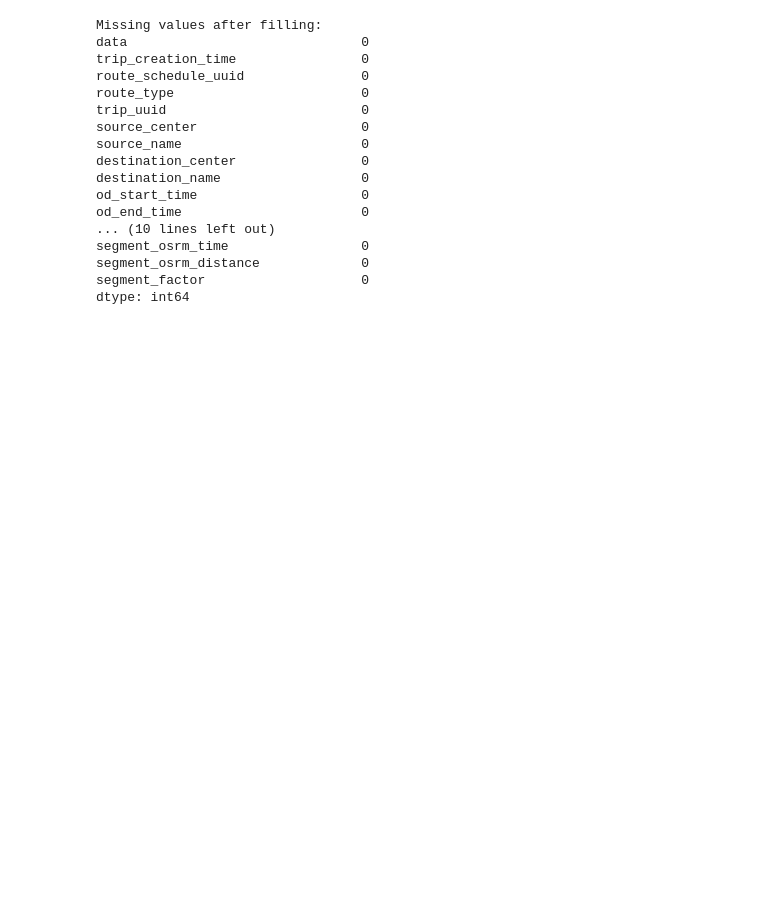
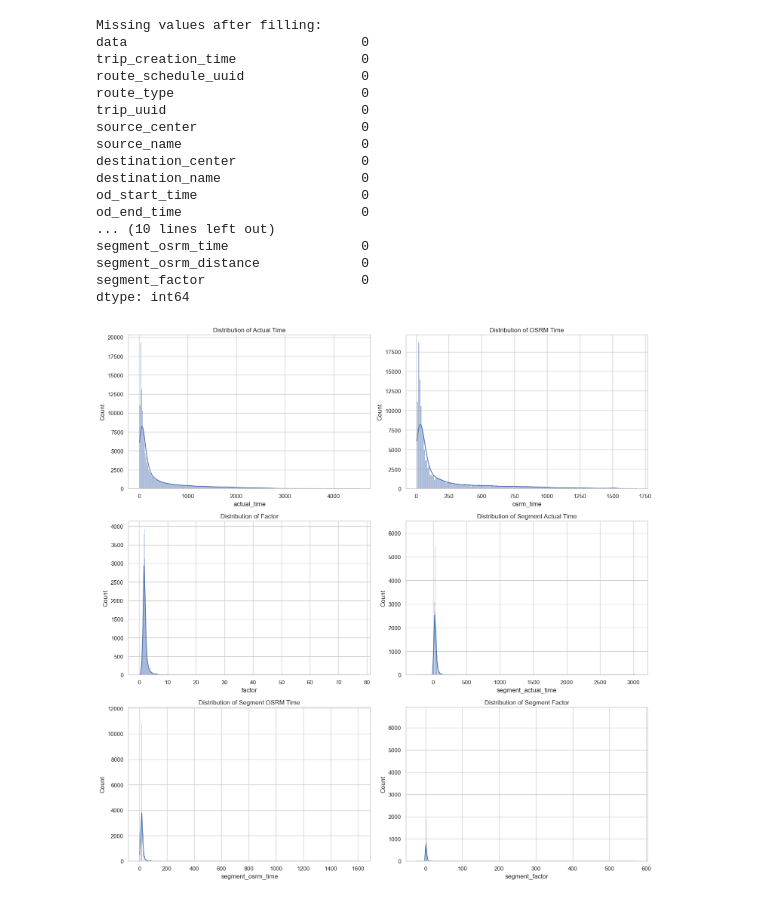
Before and after one commit to sushmaaa745/Amazon-Delivery-Data-, a Jupyter notebook: delivery.ipynb, the cells around one changed output. Saved outputs shown, nothing was run; the diff lists cells and outputs as text; code cells hidden in the pictures; blank space fills up the shorter version.

```diff
--- a/delivery.ipynb
+++ b/delivery.ipynb
@@ -132,3 +132,26 @@ segment_osrm_time                 0
 segment_osrm_distance             0
 segment_factor                    0
 dtype: int64
+# %%
+import pandas as pd
+import matplotlib.pyplot as plt
+import seaborn as sns
+data = pd.read_csv( r'C:\Users\HP\OneDrive\Desktop\delhivery_data.csv')
+sns.set(style="whitegrid")
+fig, axes = plt.subplots(3, 2, figsize=(15, 15))
+sns.histplot(data['actual_time'], kde=True, ax=axes[0, 0])
+axes[0, 0].set_title('Distribution of Actual Time')
+sns.histplot(data['osrm_time'], kde=True, ax=axes[0, 1])
+axes[0, 1].set_title('Distribution of OSRM Time')
+sns.histplot(data['factor'], kde=True, ax=axes[1, 0])
+axes[1, 0].set_title('Distribution of Factor')
+sns.histplot(data['segment_actual_time'], kde=True, ax=axes[1, 1])
+axes[1, 1].set_title('Distribution of Segment Actual Time')
+sns.histplot(data['segment_osrm_time'], kde=True, ax=axes[2, 0])
+axes[2, 0].set_title('Distribution of Segment OSRM Time')
+sns.histplot(data['segment_factor'], kde=True, ax=axes[2, 1])
+axes[2, 1].set_title('Distribution of Segment Factor')
+plt.tight_layout()
+plt.show()
+# %% [output]
+[figure, added]
```
Also changed, not shown: parts of 5 cells of this notebook.
